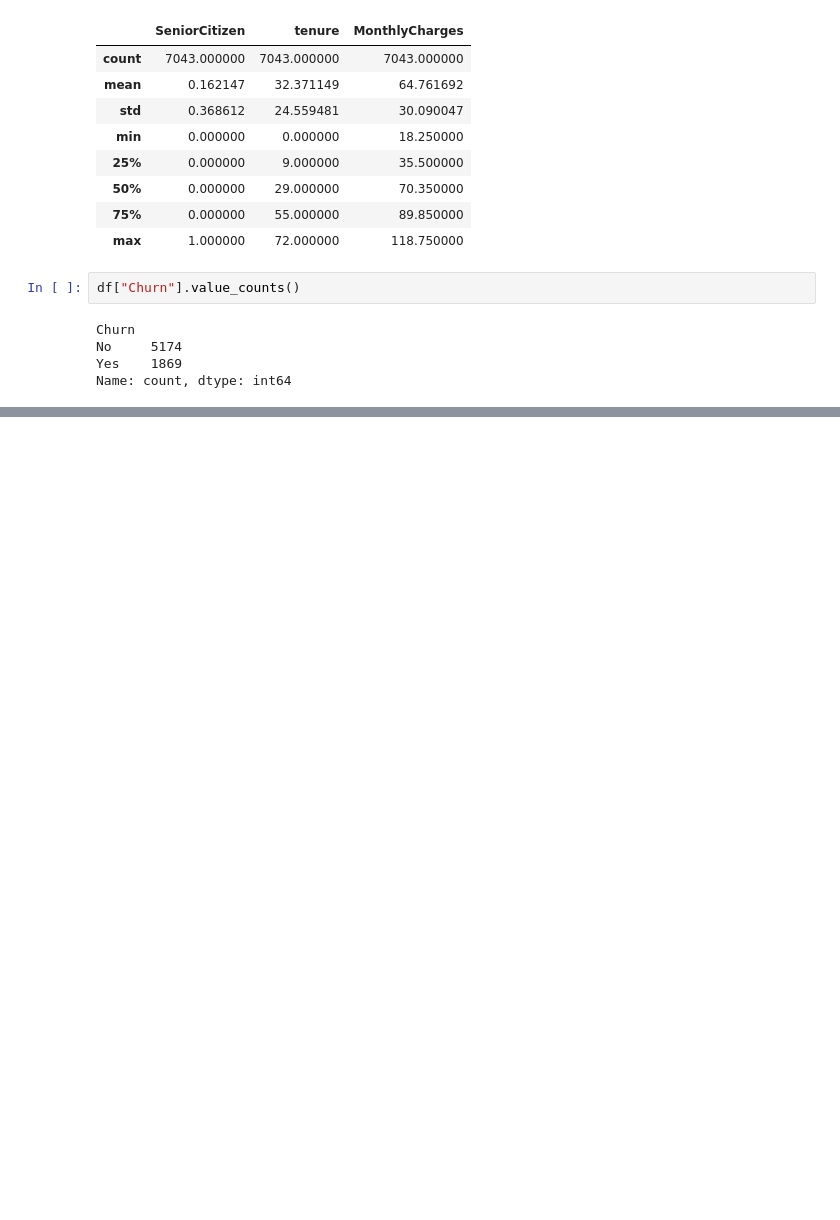
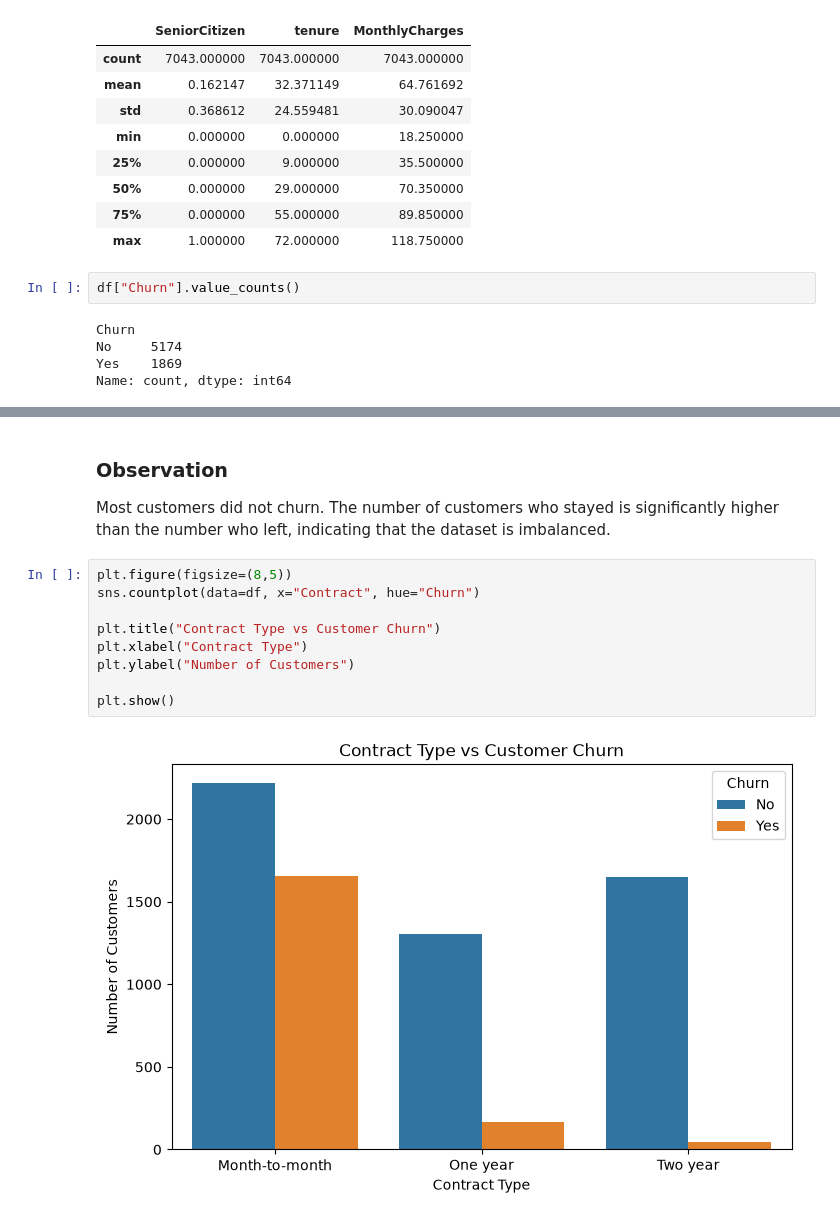
Before and after one commit to janupalliradhika/customer-churn-prediction, a Jupyter notebook: notebooks/eda.ipynb, the cells around one changed output, grey strips where cells are left out. Cells and saved outputs as stored; diff of their text form; blank space fills up the shorter version.

```diff
--- a/notebooks/eda.ipynb
+++ b/notebooks/eda.ipynb
@@ -88,0 +190,15 @@ Name: count, dtype: int64
+# %% [markdown]
+### Observation
+
+Most customers did not churn. The number of customers who stayed is significantly higher than the number who left, indicating that the dataset is imbalanced.
+# %%
+plt.figure(figsize=(8,5))
+sns.countplot(data=df, x="Contract", hue="Churn")
+
+plt.title("Contract Type vs Customer Churn")
+plt.xlabel("Contract Type")
+plt.ylabel("Number of Customers")
+
+plt.show()
+# %% [output]
+[figure, added]
```
Also changed, not shown: parts of 18 cells of this notebook.
